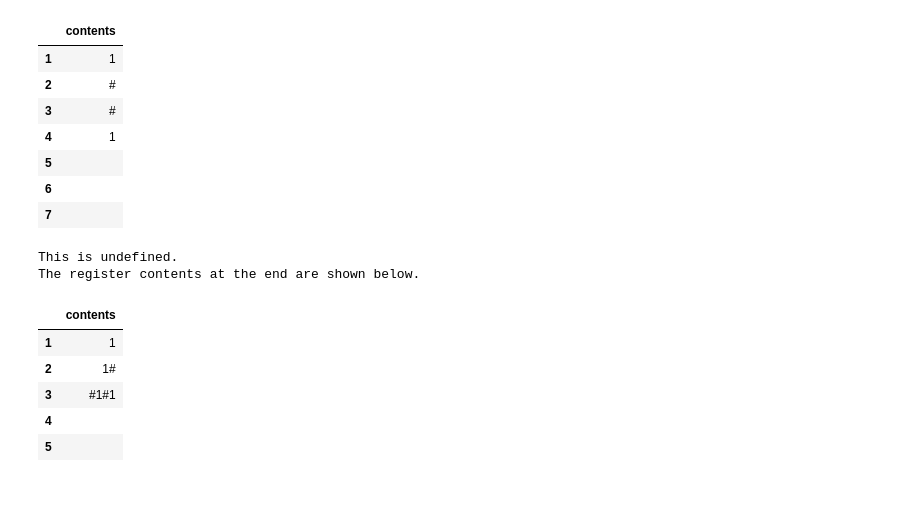
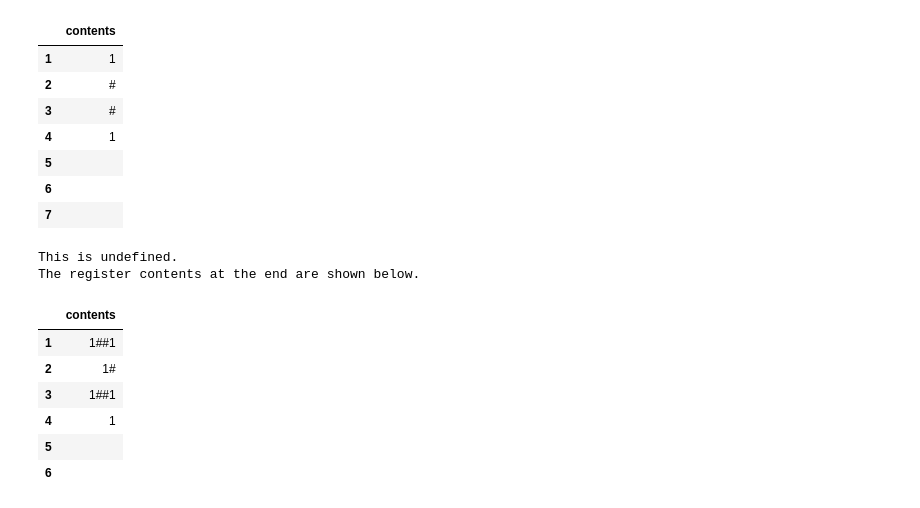
Before and after one commit to lmoss/onesharp, a Jupyter notebook: primitive_recursion.ipynb, the cells around one changed output. Saved outputs shown, nothing was run; the diff lists cells and outputs as text; code cells hidden in the pictures.

```diff
--- a/primitive_recursion.ipynb
+++ b/primitive_recursion.ipynb
@@ -1193,13 +1194,14 @@ The register contents at the end are shown below.
 | 6 |  |
 | 7 |  |
 # %%
-onesharp(successor_prog(3,5),['1','1#','1##1'])
+onesharp(compare_prog(3,1),['1##1','1#','1##1',"",""])
 # %% [output]
 This is undefined.
 The register contents at the end are shown below.
 |  | contents |
-| 1 | 1 |
+| 1 | 1##1 |
 | 2 | 1# |
-| 3 | #1#1 |
-| 4 |  |
+| 3 | 1##1 |
+| 4 | 1 |
 | 5 |  |
+| 6 |  |
```
Also changed, not shown: parts of 1 cell of this notebook.
